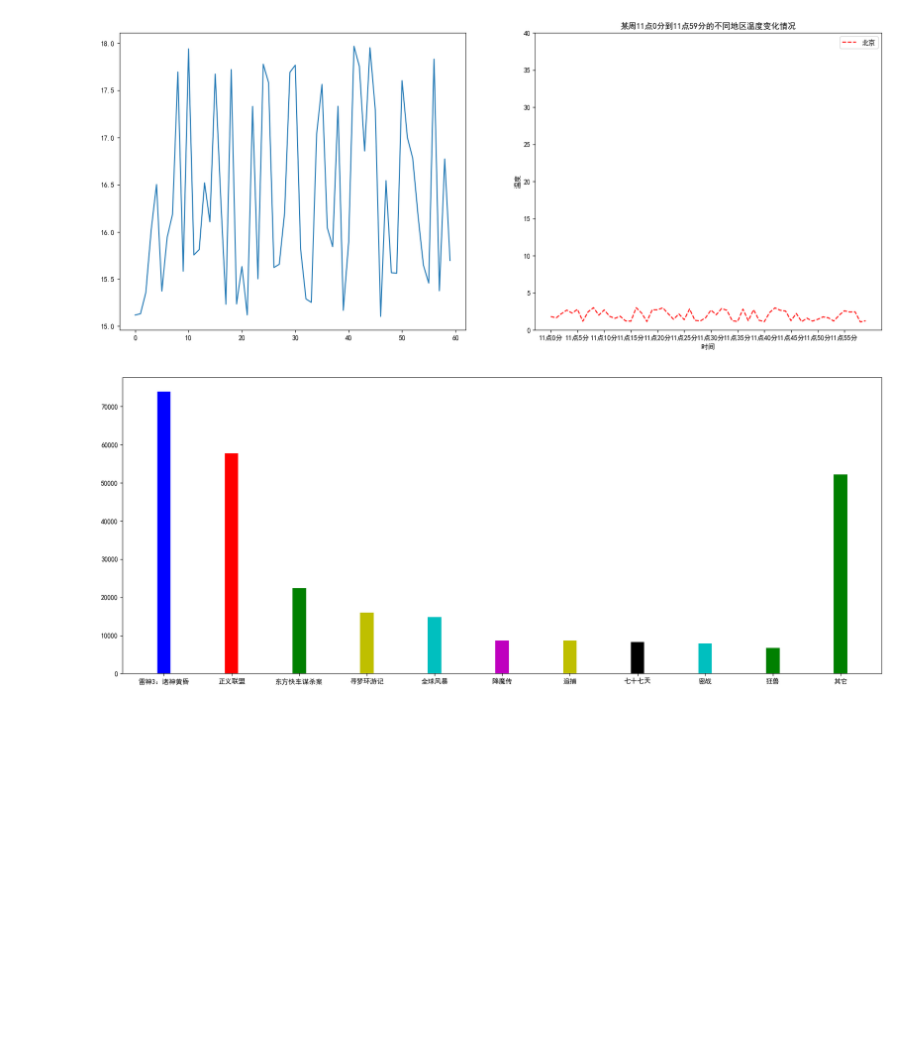
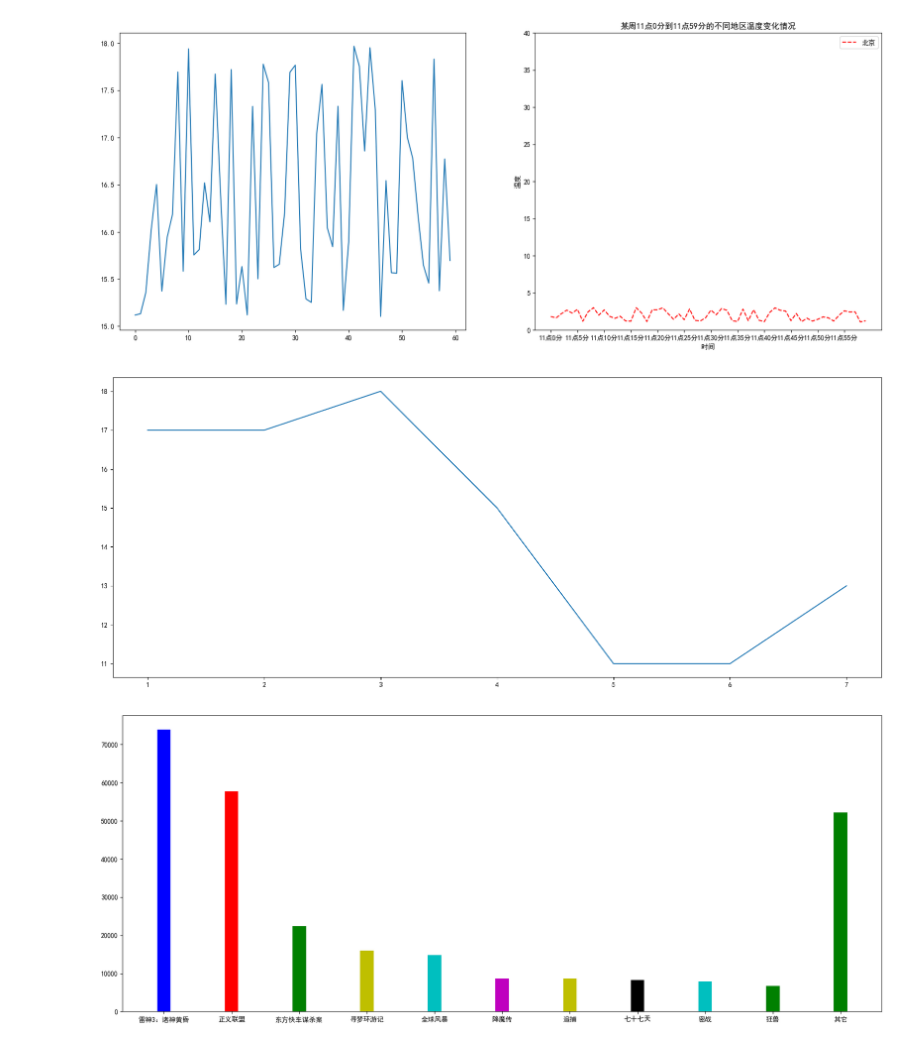
Before and after one commit to dajun928/Tool, a Jupyter notebook: 画图练习.ipynb, the cells around one changed output. Saved outputs shown, nothing was run; the diff lists cells and outputs as text; code cells hidden in the pictures; blank space fills up the shorter version.

```diff
--- a/画图练习.ipynb
+++ b/画图练习.ipynb
@@ -49,5 +49,30 @@ plt.title(u"某周11点0分到11点59分的不同地区温度变化情况")
 plt.show()
 # %% [output]
 [figure]
+# %%
+#折线图
+
+# 显示温度变化的图
+
+# 1、创建一个画板 figsize指定画板大小
+plt.figure(figsize=(20, 8), dpi = 100)
+
+# 准备数据
+x=[1,2,3,4,5,6,7]
+y=[17,17,18,15,11,11,13]
+
+# 默认只有一个Axes，画了折线图
+plt.plot(x,y)
+
+# 美化工作
+plt.axis('tight')# 坐标轴适应数据量 axis 设置坐标轴
+
+# 保存分析结果的图片
+plt.savefig("./test00.png")
+
+# 显示整个figure
+plt.show()
+# %% [output]
+[figure, added]
 # %%
 # 画条形图显示电影票房对比
```
Also changed, not shown: parts of 4 cells of this notebook.
